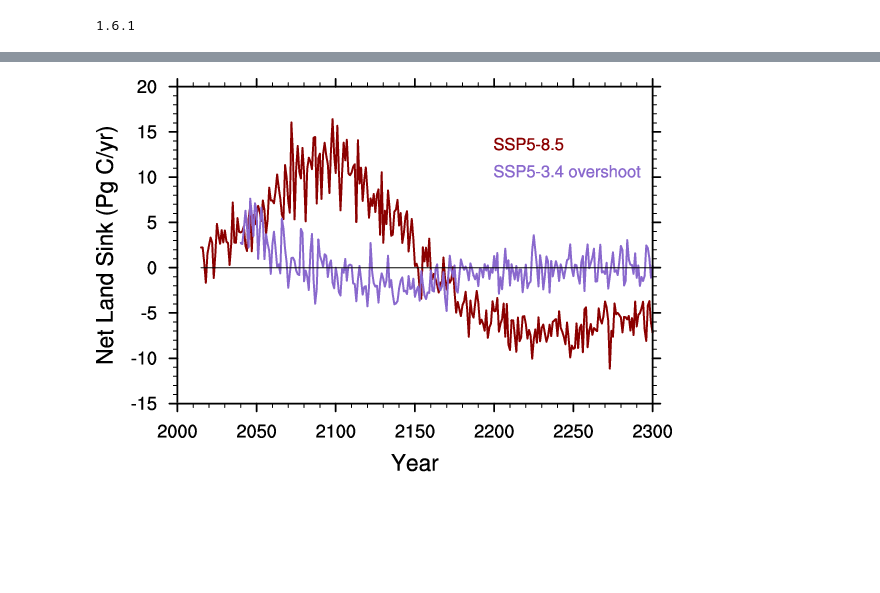
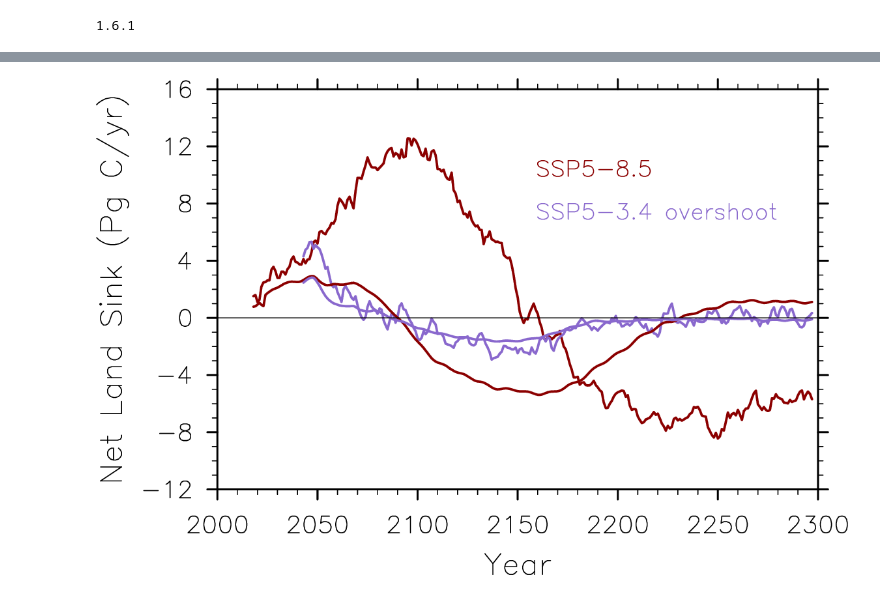
Before and after one commit to ckoven/longterm_carboncycle_three_ssps, a Jupyter notebook: longterm_carboncycle.ipynb, the cells around one changed output, grey strips where cells are left out. Cells and saved outputs as stored; diff of their text form; code cells hidden in the pictures; blank space fills up the shorter version.

Commit message:
added UVic results to analysis

```diff
--- a/longterm_carboncycle.ipynb
+++ b/longterm_carboncycle.ipynb
@@ -12,11 +13,11 @@ import geog_funcs
 1.6.1
 # %%
 exps_list = ('ssp585','ssp534-over')
-models_list = ('CanESM5','')
+models_list = ('CanESM5','UVic')
 vars_list = ('tas','fgco2','nbp')
 gridvars_list = ('areacella','areacello','sftlf','sftof')
 
-nmodels = len(models_list) -1
+nmodels = len(models_list)
 nvars = len(vars_list)
 nexps = len(exps_list)
 ngridvars = len(gridvars_list)
@@ -100,18 +123,29 @@ nbp_trajectories = np.ma.masked_all([nmodels,nexps,nyears_total])
 for model_i in range(nmodels):
     print(models_list[model_i])
     #
-    # load landmask and land areas
-    areavar = xr.open_dataset(file_master_list_grids[model_i][gridvars_list.index('areacella')])['areacella']
-    #print(areavar)
-    sftlfvar = xr.open_dataset(file_master_list_grids[model_i][gridvars_list.index('sftlf')])['sftlf']
-    #print(sftlfvar)
+    try:
+        # load landmask and land areas
+        areavar = xr.open_dataset(file_master_list_grids[model_i][gridvars_list.index('areacella')])['areacella']
+        #print(areavar)
+        sftlfvar = xr.open_dataset(file_master_list_grids[model_i][gridvars_list.index('sftlf')])['sftlf']
+        #print(sftlfvar)
+        globally_gridded = True
+    except:
+        globally_gridded = False
     #
+    print('globally_gridded', globally_gridded)
     for exp_i in range(nexps):
-        dataset = xr.open_mfdataset(file_master_list_dynamics[model_i][i_var][exp_i])
-        nbpvar = dataset['nbp']
-        print(nbpvar)
-        global_nbp = (nbpvar * sftlfvar/100. * areavar).sum(dim="lat").sum(dim="lon") * 86400. * 365. * 1e3 * 1e-15
-        global_nbp_annual = smoothlib.monthly_to_annual(global_nbp.values)
-        nbp_trajectories[model_i,exp_i,time_offset[exp_i]:] = global_nbp_annual
+        if globally_gridded:
+            dataset = xr.open_mfdataset(file_master_list_dynamics[model_i][i_var][exp_i])
+            nbpvar = dataset['nbp']
+            print(nbpvar)
+            global_nbp = (nbpvar * sftlfvar/100. * areavar).sum(dim="lat").sum(dim="lon") * 86400. * 365. * 1e3 * 1e-15
+            print(global_nbp.values.shape)
+            global_nbp_annual = smoothlib.monthly_to_annual(global_nbp.values)
+            nbp_trajectories[model_i,exp_i,time_offset[exp_i]:] = smoothlib.boxcar_smoother(global_nbp_annual, window=7)
+        else:
+            dataset = netcdf.netcdf_file(file_master_list_dynamics[model_i][i_var][exp_i])
+            global_nbp_annual = dataset.variables['F_carba2l']
+            nbp_trajectories[model_i,exp_i,time_offset[exp_i]:] = smoothlib.boxcar_smoother(global_nbp_annual[time_offset[exp_i]:nyears_total], window=7)
 # %% [output]
 CanESM5
@@ -134,8 +199,8 @@ Attributes:
 # %%
 years = np.arange(nyears_total)+2015.
-map_funcs.xyplot(years, nbp_trajectories[0,:,:], file='nbp_longterm', showjupyter=True,  png_dens=100, colors=['Red4','MediumPurple3'], labels=['SSP5-8.5','SSP5-3.4 overshoot'],xtitle='Year',ytitle='Net Land Sink (Pg C/yr)', label_xstart=2200, label_yspace=3, aspect_ratio=1.5, hline=0.)
+map_funcs.xyplot(years, nbp_trajectories[:,:,:].reshape((nmodels*nexps,nyears_total)), file='nbp_longterm', showjupyter=True,  png_dens=200, colors=['Red4','MediumPurple3']*nmodels, labels=['SSP5-8.5','SSP5-3.4 overshoot'],xtitle='Year',ytitle='Net Land Sink (Pg C/yr)', label_xstart=2160, label_yspace=3, aspect_ratio=1.5, hline=0., xrange=[2000.,2300.])
 # %% [output]
-[figure, old version]
+[figure, new version]
 # %%
 ### load the ocean fgco2 flux
 i_var = vars_list.index('fgco2')
```
Also changed, not shown: parts of 7 cells of this notebook, 2 other files.
